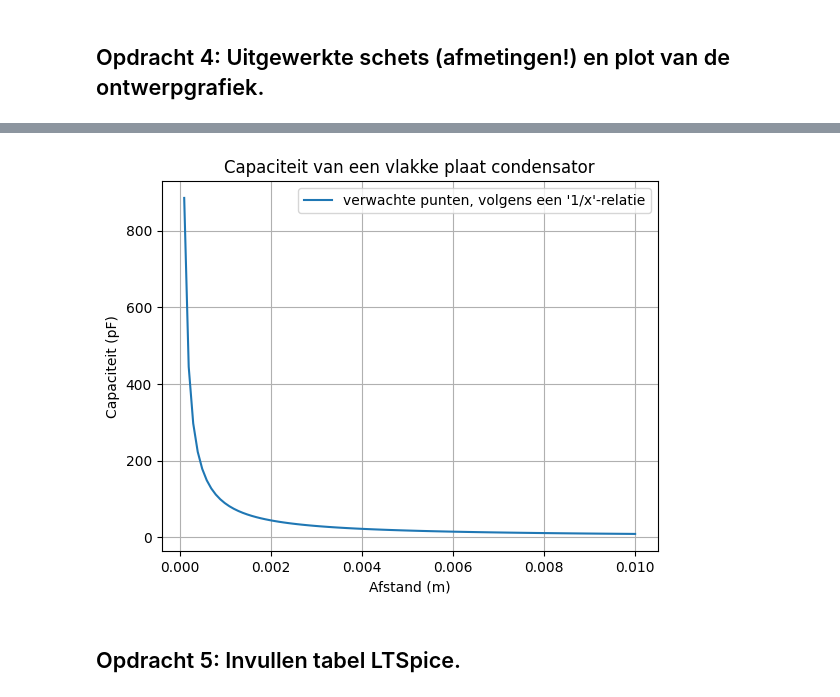
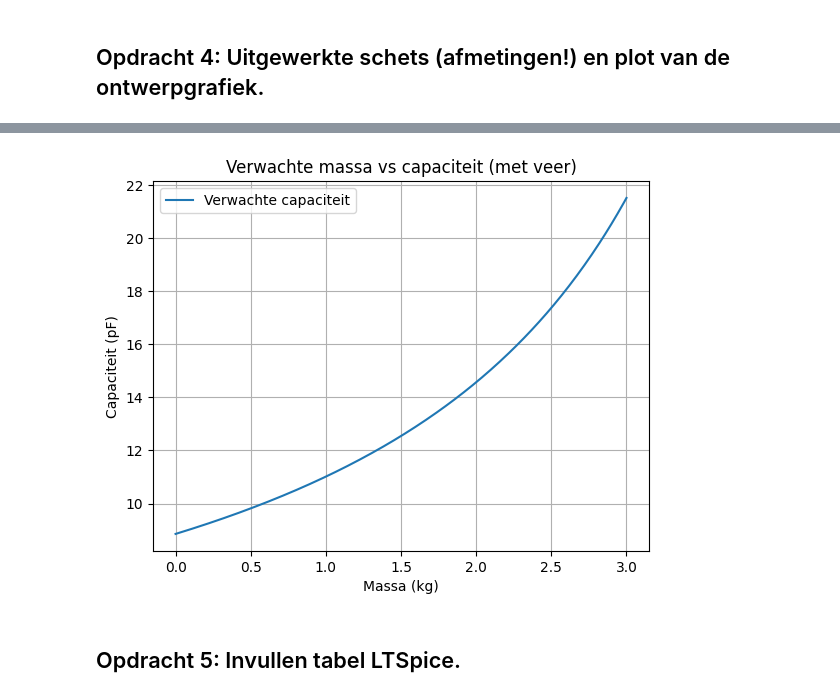
Before and after one commit to jesselangenberg123/opdrachten-DEF-D, a Jupyter notebook: FysiekeOntwerpopdrachten/2OntwerpEenSensorCondensator/DEFOntwerpopdracht2OntwerpEenSensorInvulTemplate.ipynb, the cells around one changed output, grey strips where cells are left out. Cells and saved outputs as stored; diff of their text form; code cells hidden in the pictures.

```diff
--- a/FysiekeOntwerpopdrachten/2OntwerpEenSensorCondensator/DEFOntwerpopdracht2OntwerpEenSensorInvulTemplate.ipynb
+++ b/FysiekeOntwerpopdrachten/2OntwerpEenSensorCondensator/DEFOntwerpopdracht2OntwerpEenSensorInvulTemplate.ipynb
@@ -88,27 +87,43 @@ Wij gaan een sensor maken die gewicht meet. (De krachtmeter dus)
 # %% [markdown]
 #### Voeg hier een foto van jullie uitgewerkte  schets van de sensor die jullie gaan maken in
 ![uitgewerkte schets](totaleschets.jpg)
-# %%
-# Plot hier de verwachte ontwerpgrafiek van jullie sensoren.
-
-def vlakkeplaat(A, d, e_r):
-    C = e_r * A / d
-    return C
-
-A = 0.01 # m^2
-d = np.linspace(0.0001, 0.01, 101) # m
-e_r = epsilon # F/m
-C = vlakkeplaat(A, d, e_r) # F
-
-plt.plot(d, C*10**12, label="verwachte punten, volgens een '1/x'-relatie") # pF
-plt.xlabel('Afstand (m)')
-plt.ylabel('Capaciteit (pF)')
-plt.title('Capaciteit van een vlakke plaat condensator')
-plt.grid()
-plt.legend()
-plt.show()
-# %% [output]
-[figure, removed]
+# %%
+
+import numpy as np
+import matplotlib.pyplot as plt
+
+# Constanten
+epsilon0 = 8.854e-12  # permittiviteit vacuüm (F/m)
+A = 0.01              # plaatoppervlak (m²)
+d0 = 0.01             # beginafstand zonder massa (m)
+k = 5000               # veerconstante (N/m)
+g = 9.81              # zwaartekracht (m/s²)
+
+# Massa-array (kg)
+m = np.linspace(0, 3, 300)
+
+# Indrukking veer
+x = (m * g) / k
+
+# Nieuwe plaatafstand
+d = d0 - x
+
+# Capaciteit
+C = epsilon0 * A / d
+
+# Omzetten naar pF
+C_pF = C * 1e12
+
+# Plot
+plt.plot(m, C_pF, label="Verwachte capaciteit")
+plt.xlabel("Massa (kg)")
+plt.ylabel("Capaciteit (pF)")
+plt.title("Verwachte massa vs capaciteit (met veer)")
+plt.grid()
+plt.legend()
+plt.show()
+# %% [output]
+[figure, added]
 # %% [markdown]
 ## Opdracht 5: Invullen tabel LTSpice.
 # %% [markdown]
```
Also changed, not shown: parts of 14 cells of this notebook, 1 other file.
